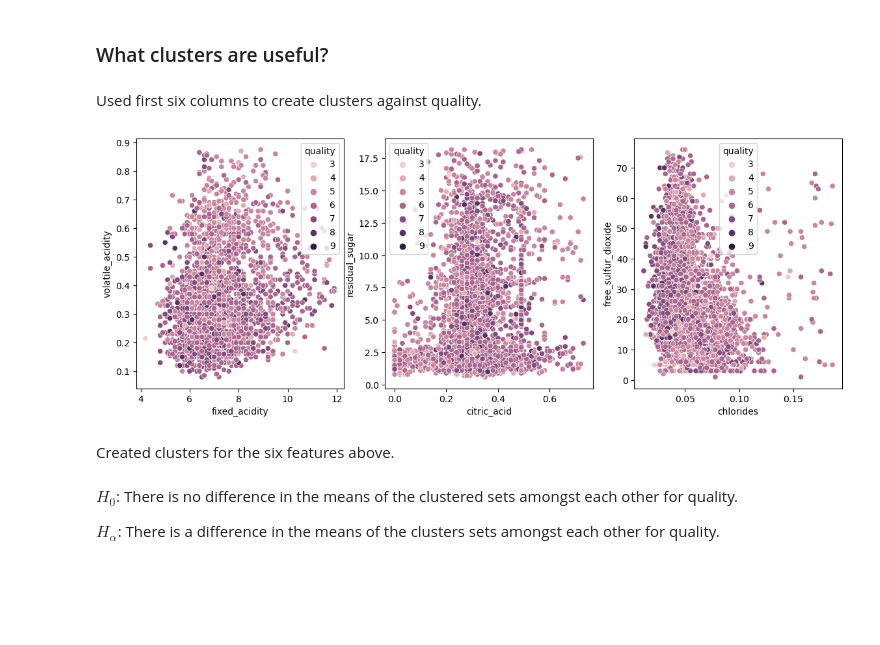
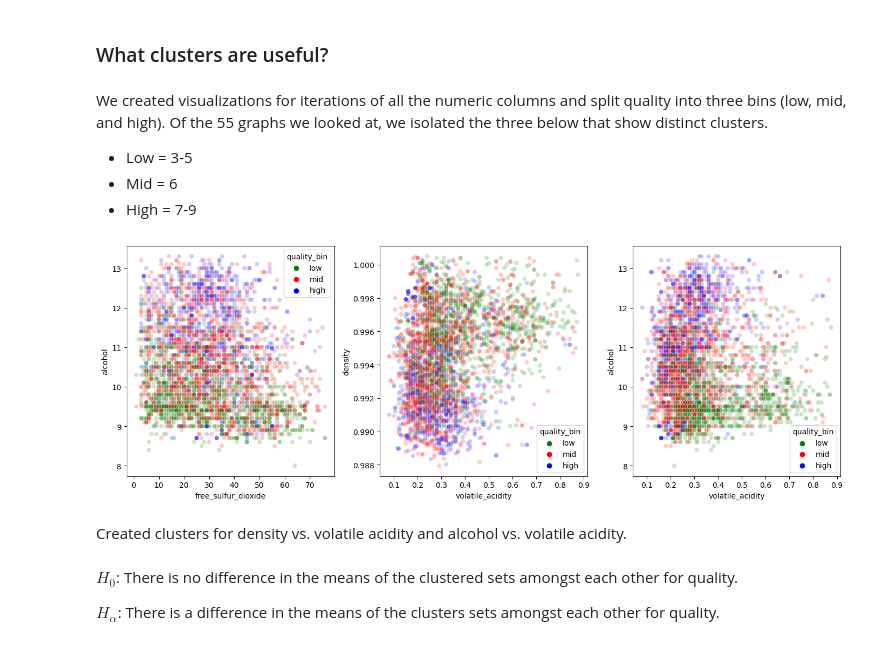
Before and after one commit to pagelwine/wine_project, a Jupyter notebook: final-project.ipynb, the cells around one changed output. Cells and saved outputs as stored; diff of their text form; code cells hidden in the pictures; blank space fills up the shorter version.

```diff
--- a/final-project.ipynb
+++ b/final-project.ipynb
@@ -146,25 +146,34 @@ corr_df
 Although all four features had a p-value close to 0, alcohol and density had the strongest correlations. We will be using those in our modeling.
 # %% [markdown]
 ### What clusters are useful?
-# %% [markdown]
-Used first six columns to create clusters against quality.
+# %% [markdown]
+We created visualizations for iterations of all the numeric columns and split quality into three bins (low, mid, and high). Of the 55 graphs we looked at, we isolated the three below that show distinct clusters.
+
+* Low = 3-5
+* Mid = 6
+* High = 7-9
+# %%
+train['quality_bin'] = pd.qcut(train.quality, q=3, labels=['low','mid','high'])
 # %%
+c_list = ['green', 'red', 'blue']
+
 plt.figure(figsize=(14,5))
 
 plt.subplot(131)
-sns.scatterplot(data=train, x='fixed_acidity', y='volatile_acidity', hue='quality')
+sns.scatterplot(data=train, x='free_sulfur_dioxide', y='alcohol', hue='quality_bin', palette=c_list, alpha=0.2)
 
 plt.subplot(132)
-sns.scatterplot(data=train, x='citric_acid', y='residual_sugar', hue='quality')
+sns.scatterplot(data=train, x='volatile_acidity', y='density', hue='quality_bin', palette=c_list, alpha=0.2)
 
 plt.subplot(133)
-sns.scatterplot(data=train, x='chlorides', y='free_sulfur_dioxide', hue='quality')
+sns.scatterplot(data=train, x='volatile_acidity', y='alcohol', hue='quality_bin', palette=c_list, alpha=0.2)
 
+plt.tight_layout()
 plt.show()
 # %% [output]
-[figure, old version]
+[figure, new version]
-# %% [markdown]
-Created clusters for the six features above.
+# %% [markdown]
+Created clusters for density vs. volatile acidity and alcohol vs. volatile acidity.
 # %% [markdown]
 $H_0$: There is no difference in the means of the clustered sets amongst each other for quality.
 
```
Also changed, not shown: parts of 3 cells of this notebook.
